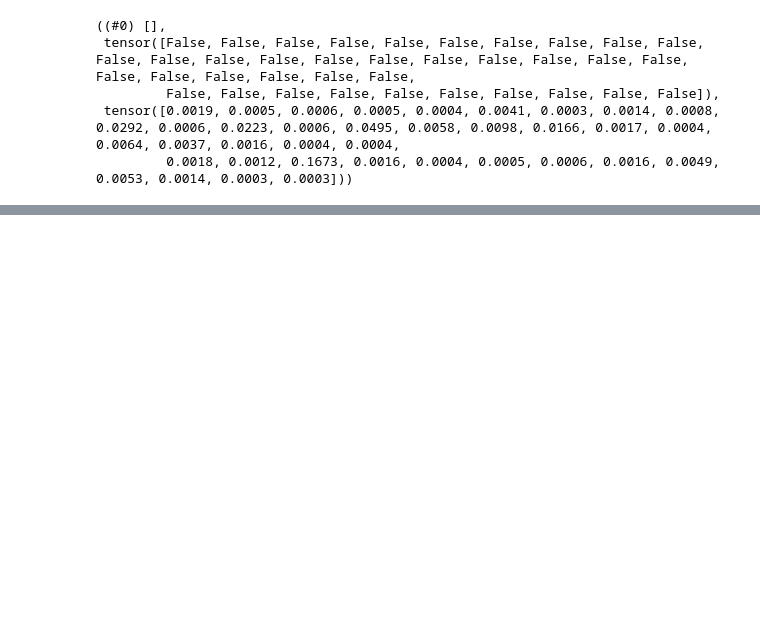
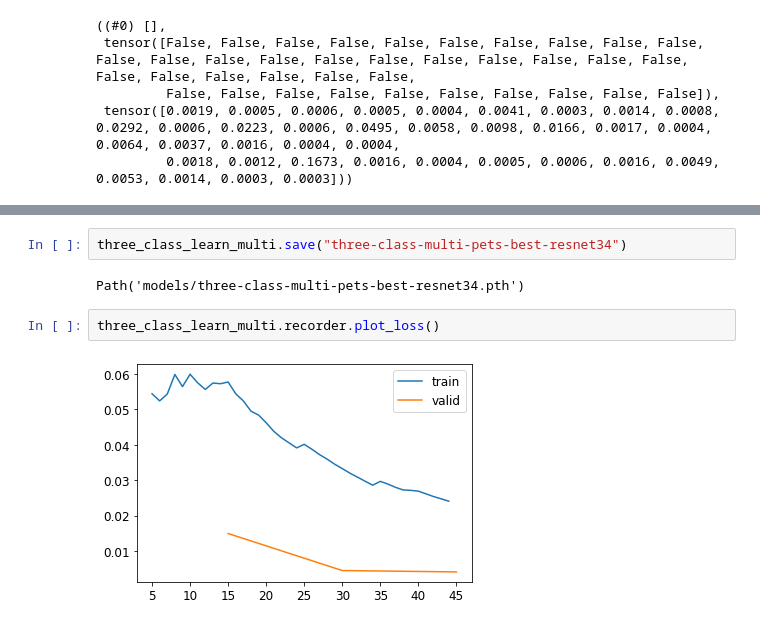
Before and after one commit to rkishore/fastai2020-coursev4, a Jupyter notebook: nbs/06_pets_multi.ipynb, the cells around one changed output, grey strips where cells are left out. Cells and saved outputs as stored; diff of their text form; blank space fills up the shorter version.

```diff
--- a/nbs/06_pets_multi.ipynb
+++ b/nbs/06_pets_multi.ipynb
@@ -234,0 +428,8 @@ Superb! No prediction crossed the high threshold set and if you look at the acti
+# %%
+three_class_learn_multi.save("three-class-multi-pets-best-resnet34")
+# %% [output]
+Path('models/three-class-multi-pets-best-resnet34.pth')
+# %%
+three_class_learn_multi.recorder.plot_loss()
+# %% [output]
+[figure, added]
```
Also changed, not shown: parts of 47 cells of this notebook.
